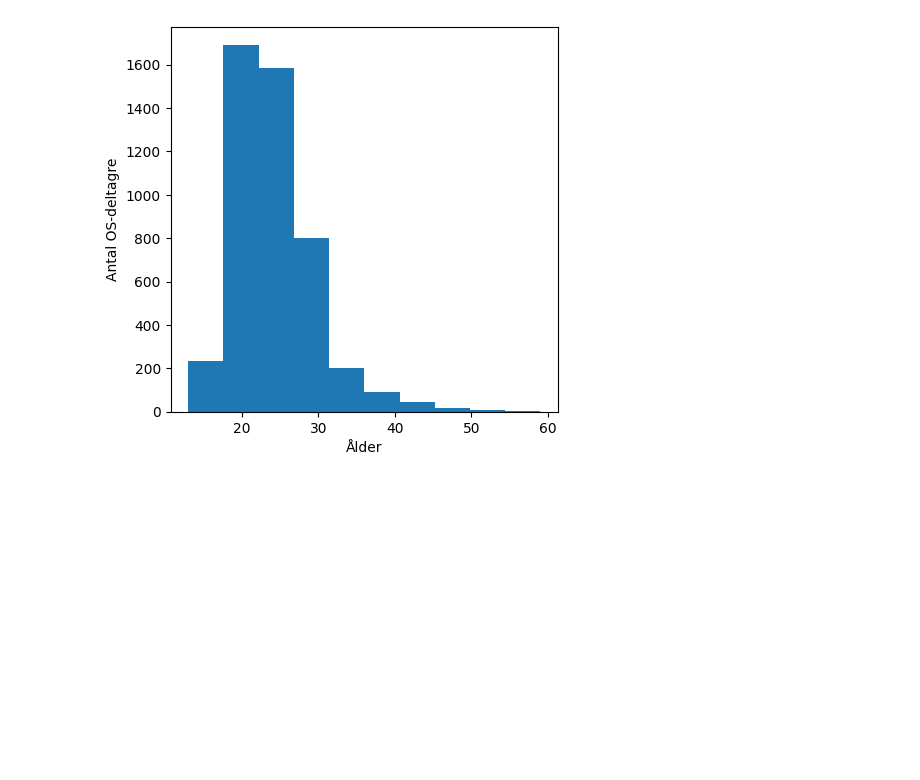
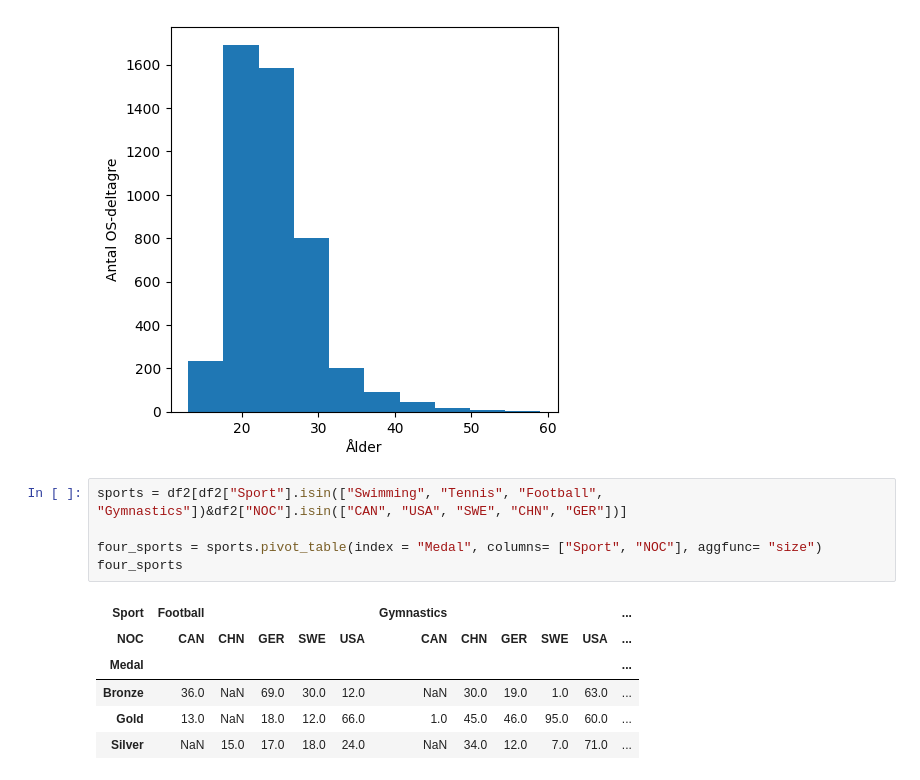
Before and after one commit to Granit-Nite/OS_KanadaNY, a Jupyter notebook: uppgiften.ipynb, the cells around one changed output. Drawn from its saved outputs; the diff is of its cells as text; blank space fills up the shorter version.

```diff
--- a/uppgiften.ipynb
+++ b/uppgiften.ipynb
@@ -233,5 +233,17 @@ A value is trying to be set on a copy of a slice from a DataFrame
 See the caveats in the documentation: https://pandas.pydata.org/pandas-docs/stable/user_guide/indexing.html#returning-a-view-versus-a-copy
   canada_os.drop_duplicates(subset= "ID", inplace= True)
 [figure]
+# %%
+sports = df2[df2["Sport"].isin(["Swimming", "Tennis", "Football", "Gymnastics"])&df2["NOC"].isin(["CAN", "USA", "SWE", "CHN", "GER"])]
+
+four_sports = sports.pivot_table(index = "Medal", columns= ["Sport", "NOC"], aggfunc= "size")
+four_sports
+# %% [output]
+| Sport | Football |  |  |  |  | Gymnastics |  |  |  |  | ... |
+| NOC | CAN | CHN | GER | SWE | USA | CAN | CHN | GER | SWE | USA | ... |
+| Medal |  |  |  |  |  |  |  |  |  |  | ... |
+| Bronze | 36.0 | NaN | 69.0 | 30.0 | 12.0 | NaN | 30.0 | 19.0 | 1.0 | 63.0 | ... |
+| Gold | 13.0 | NaN | 18.0 | 12.0 | 66.0 | 1.0 | 45.0 | 46.0 | 95.0 | 60.0 | ... |
+| Silver | NaN | 15.0 | 17.0 | 18.0 | 24.0 | NaN | 34.0 | 12.0 | 7.0 | 71.0 | ... |
 # %%
 four_sports = sports.pivot_table(index = "NOC", columns= ["Sport"], aggfunc= "size")
```
Also changed, not shown: parts of 2 cells of this notebook.
